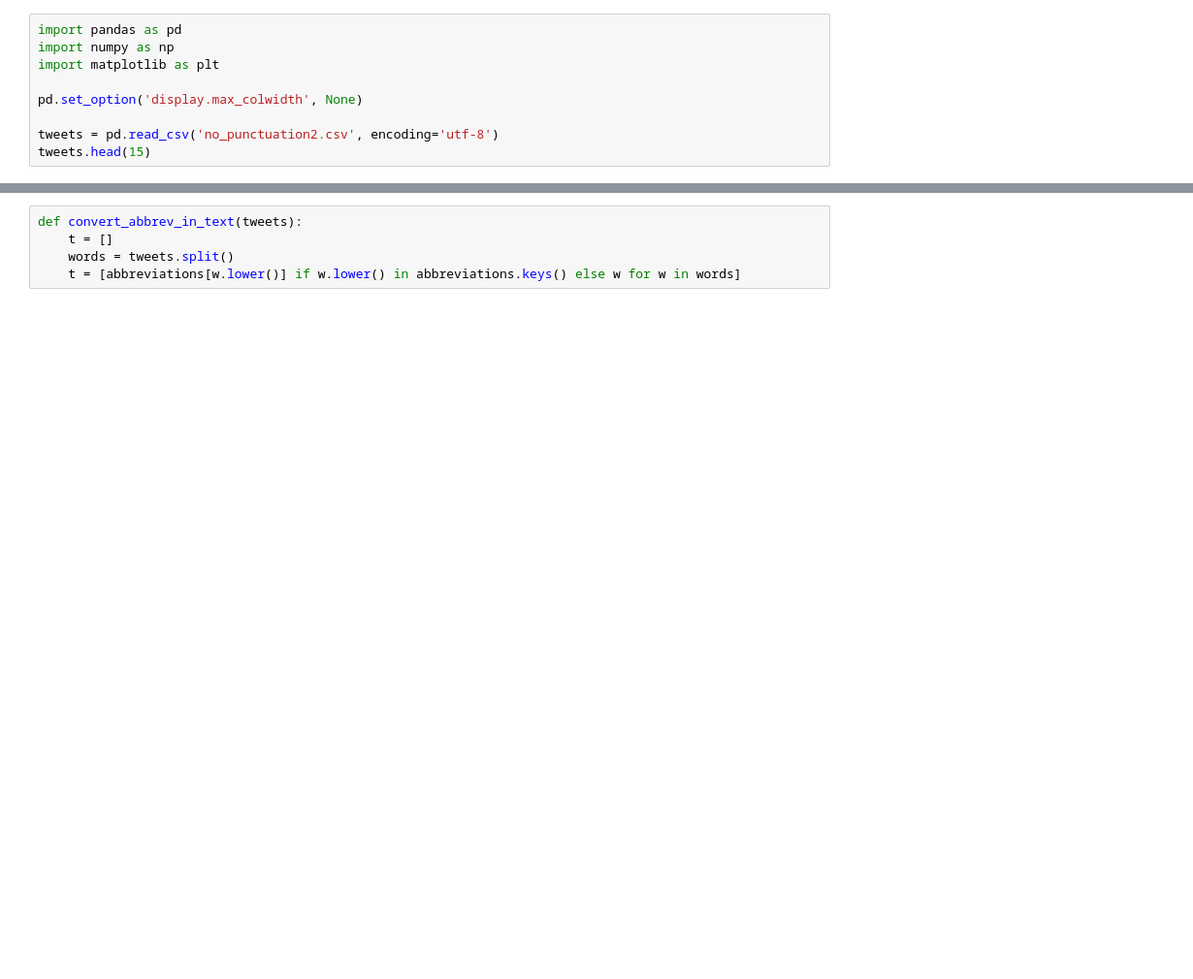
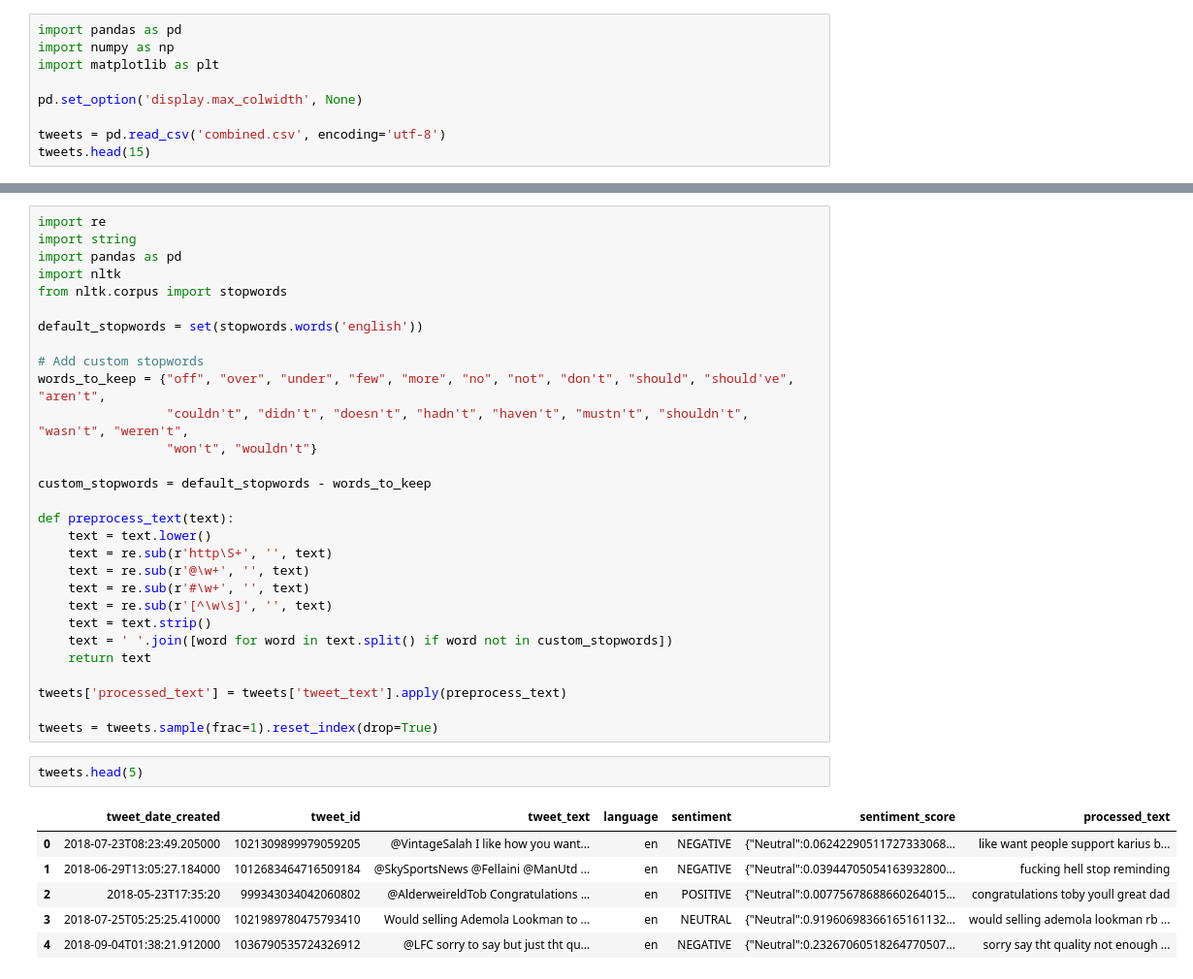
Before and after one commit to claytonborda/DissertationRepository2023, a Jupyter notebook: Dissertation 2023 - Bachelor Degree/VADER Implementation/Vader Implementation 2.ipynb, the cells around one changed output, grey strips where cells are left out. Shown: that part at 97% size. Cells and saved outputs as stored; diff of their text form; blank space fills up the shorter version.

```diff
--- a/Dissertation 2023 - Bachelor Degree/VADER Implementation/Vader Implementation 2.ipynb
+++ b/Dissertation 2023 - Bachelor Degree/VADER Implementation/Vader Implementation 2.ipynb
@@ -5,6 +5,6 @@ import matplotlib as plt
 
 pd.set_option('display.max_colwidth', None)
 
-tweets = pd.read_csv('no_punctuation2.csv', encoding='utf-8')
+tweets = pd.read_csv('combined.csv', encoding='utf-8')
 tweets.head(15)
 # %% [output]
@@ -464,8 +108,41 @@ abbreviations = {
-# %%
-def convert_abbrev_in_text(tweets):
-    t = []
-    words = tweets.split()
-    t = [abbreviations[w.lower()] if w.lower() in abbreviations.keys() else w for w in words]
+# %%
+import re
+import string
+import pandas as pd
+import nltk
+from nltk.corpus import stopwords
+
+default_stopwords = set(stopwords.words('english'))
+
+# Add custom stopwords
+words_to_keep = {"off", "over", "under", "few", "more", "no", "not", "don't", "should", "should've", "aren't",
+                 "couldn't", "didn't", "doesn't", "hadn't", "haven't", "mustn't", "shouldn't", "wasn't", "weren't",
+                 "won't", "wouldn't"}
+
+custom_stopwords = default_stopwords - words_to_keep
+
+def preprocess_text(text):
+    text = text.lower()
+    text = re.sub(r'http\S+', '', text)
+    text = re.sub(r'@\w+', '', text)
+    text = re.sub(r'#\w+', '', text)
+    text = re.sub(r'[^\w\s]', '', text)
+    text = text.strip()
+    text = ' '.join([word for word in text.split() if word not in custom_stopwords])
+    return text
+
+tweets['processed_text'] = tweets['tweet_text'].apply(preprocess_text)
+
+tweets = tweets.sample(frac=1).reset_index(drop=True)
+# %%
+tweets.head(5)
+# %% [output]
+|  | tweet_date_created | tweet_id | tweet_text | language | sentiment | sentiment_score | processed_text |
+| 0 | 2018-07-23T08:23:49.205000 | 1021309899979059205 | @VintageSalah I like how you want... | en | NEGATIVE | {"Neutral":0.06242290511727333068... | like want people support karius b... |
+| 1 | 2018-06-29T13:05:27.184000 | 1012683464716509184 | @SkySportsNews @Fellaini @ManUtd ... | en | NEGATIVE | {"Neutral":0.03944705054163932800... | fucking hell stop reminding |
+| 2 | 2018-05-23T17:35:20 | 999343034042060802 | @AlderweireldTob Congratulations ... | en | POSITIVE | {"Neutral":0.00775678688660264015... | congratulations toby youll great dad |
+| 3 | 2018-07-25T05:25:25.410000 | 1021989780475793410 | Would selling Ademola Lookman to ... | en | NEUTRAL | {"Neutral":0.91960698366165161132... | would selling ademola lookman rb ... |
+| 4 | 2018-09-04T01:38:21.912000 | 1036790535724326912 | @LFC sorry to say but just tht qu... | en | NEGATIVE | {"Neutral":0.23267060518264770507... | sorry say tht quality not enough ... |
 # %%
 from nltk.sentiment.vader import SentimentIntensityAnalyzer
 
```
Also changed, not shown: parts of 8 cells of this notebook, 3 other files.
